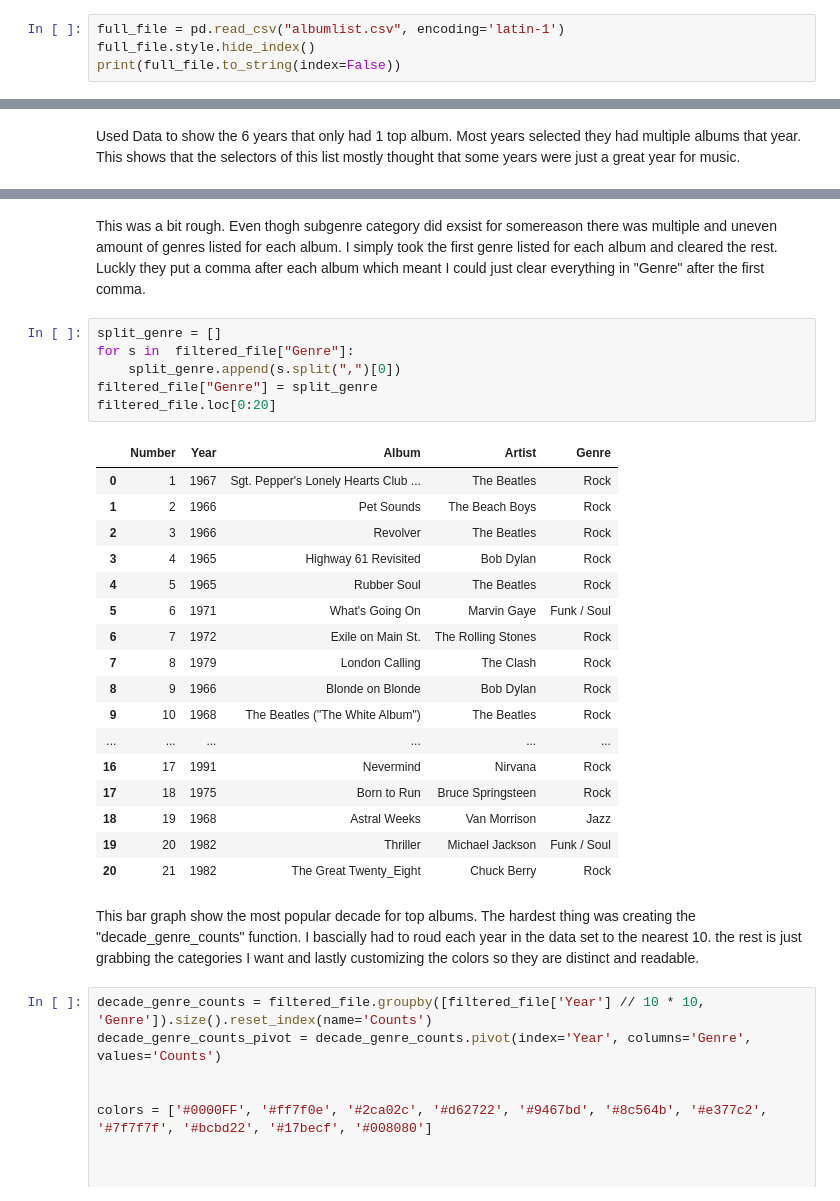
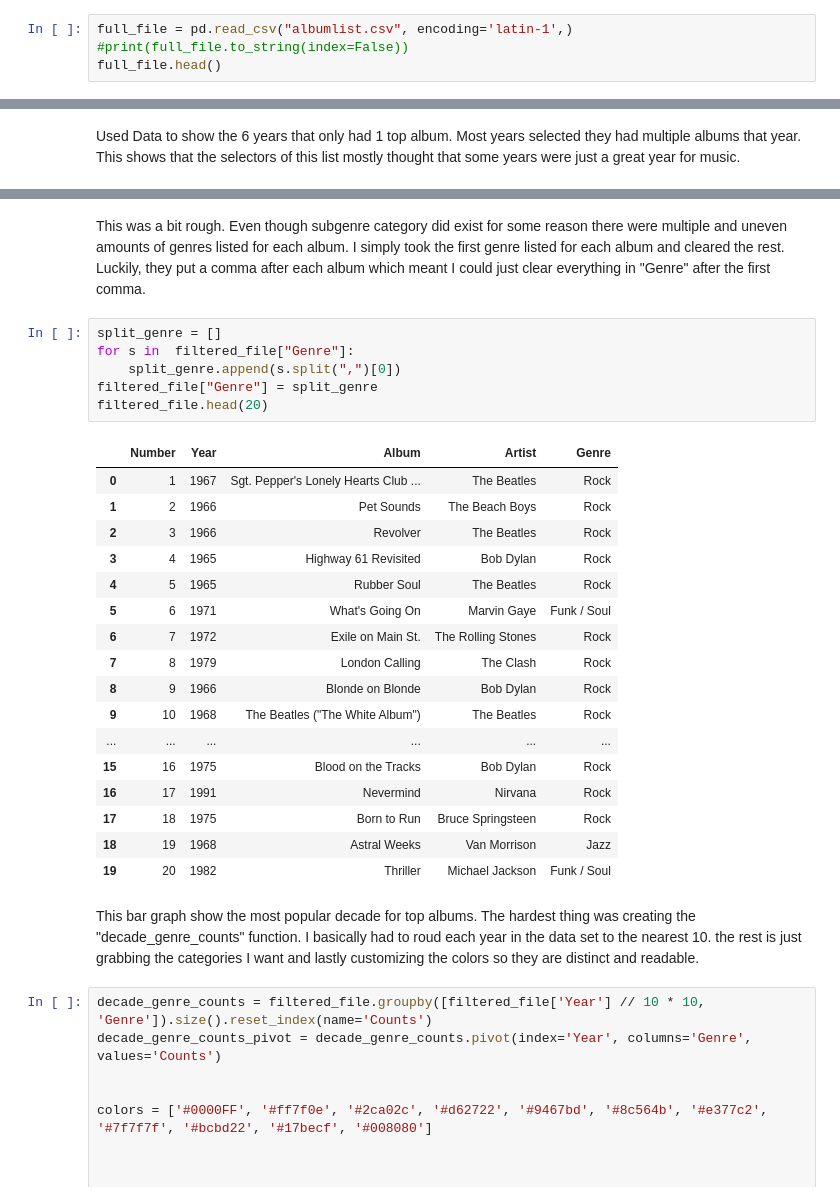
Before and after one commit to Dangarber/albums-list, a Jupyter notebook: AlbumList.ipynb, the cells around one changed output, grey strips where cells are left out. Cells and saved outputs as stored; diff of their text form.

Commit message:
prints corrected expect for 1

```diff
--- a/AlbumList.ipynb
+++ b/AlbumList.ipynb
@@ -7,5 +7,5 @@ Here I loaded in my data file having to accout for some latin characters and als
 # %%
-full_file = pd.read_csv("albumlist.csv", encoding='latin-1')
-full_file.style.hide_index()
-print(full_file.to_string(index=False))
+full_file = pd.read_csv("albumlist.csv", encoding='latin-1',)
+#print(full_file.to_string(index=False))
+full_file.head()
 # %% [output]
@@ -83,33 +67,33 @@ Year
 2011    1
 Name: Number, dtype: int64
 # %% [markdown]
-This was a bit rough. Even thogh subgenre category did exsist for somereason there was multiple and uneven amount of genres listed for each album. I simply took the first genre listed for each album and cleared the rest. Luckly they put a comma after each album which meant I could just clear everything in "Genre" after the first comma.
+This was a bit rough. Even though subgenre category did exist for some reason there were multiple and uneven amounts of genres listed for each album. I simply took the first genre listed for each album and cleared the rest. Luckily, they put a comma after each album which meant I could just clear everything in "Genre" after the first comma.
 # %%
 split_genre = []
 for s in  filtered_file["Genre"]:
     split_genre.append(s.split(",")[0])
 filtered_file["Genre"] = split_genre
-filtered_file.loc[0:20]
+filtered_file.head(20)
 # %% [output]
 |  | Number | Year | Album | Artist | Genre |
 | 0 | 1 | 1967 | Sgt. Pepper's Lonely Hearts Club ... | The Beatles | Rock |
 | 1 | 2 | 1966 | Pet Sounds | The Beach Boys | Rock |
 | 2 | 3 | 1966 | Revolver | The Beatles | Rock |
 | 3 | 4 | 1965 | Highway 61 Revisited | Bob Dylan | Rock |
 | 4 | 5 | 1965 | Rubber Soul | The Beatles | Rock |
 | 5 | 6 | 1971 | What's Going On | Marvin Gaye | Funk / Soul |
 | 6 | 7 | 1972 | Exile on Main St. | The Rolling Stones | Rock |
 | 7 | 8 | 1979 | London Calling | The Clash | Rock |
 | 8 | 9 | 1966 | Blonde on Blonde | Bob Dylan | Rock |
 | 9 | 10 | 1968 | The Beatles ("The White Album") | The Beatles | Rock |
 | ... | ... | ... | ... | ... | ... |
+| 15 | 16 | 1975 | Blood on the Tracks | Bob Dylan | Rock |
 | 16 | 17 | 1991 | Nevermind | Nirvana | Rock |
 | 17 | 18 | 1975 | Born to Run | Bruce Springsteen | Rock |
 | 18 | 19 | 1968 | Astral Weeks | Van Morrison | Jazz |
 | 19 | 20 | 1982 | Thriller | Michael Jackson | Funk / Soul |
-| 20 | 21 | 1982 | The Great Twenty_Eight | Chuck Berry | Rock |
 # %% [markdown]
-This bar graph show the most popular decade for top albums. The hardest thing was creating the "decade_genre_counts" function. I bascially had to roud each year in the data set to the nearest 10. the rest is just grabbing the categories I want and lastly customizing the colors so they are distinct and readable.
+This bar graph show the most popular decade for top albums. The hardest thing was creating the "decade_genre_counts" function. I basically had to roud each year in the data set to the nearest 10. the rest is just grabbing the categories I want and lastly customizing the colors so they are distinct and readable.
 # %%
 decade_genre_counts = filtered_file.groupby([filtered_file['Year'] // 10 * 10, 'Genre']).size().reset_index(name='Counts')
 decade_genre_counts_pivot = decade_genre_counts.pivot(index='Year', columns='Genre', values='Counts')
```
Also changed, not shown: parts of 8 cells of this notebook, 2 other files.
